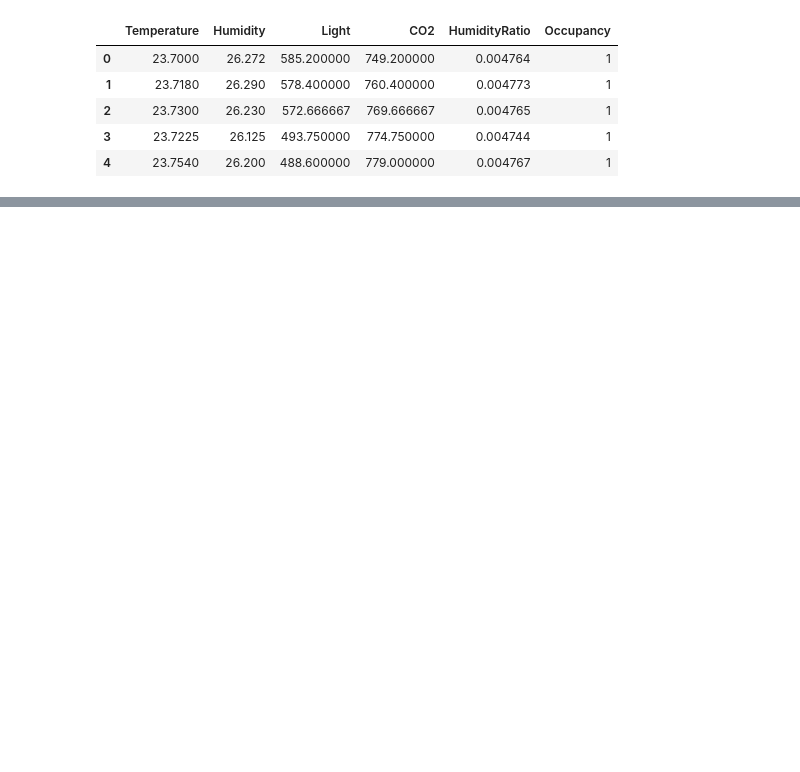
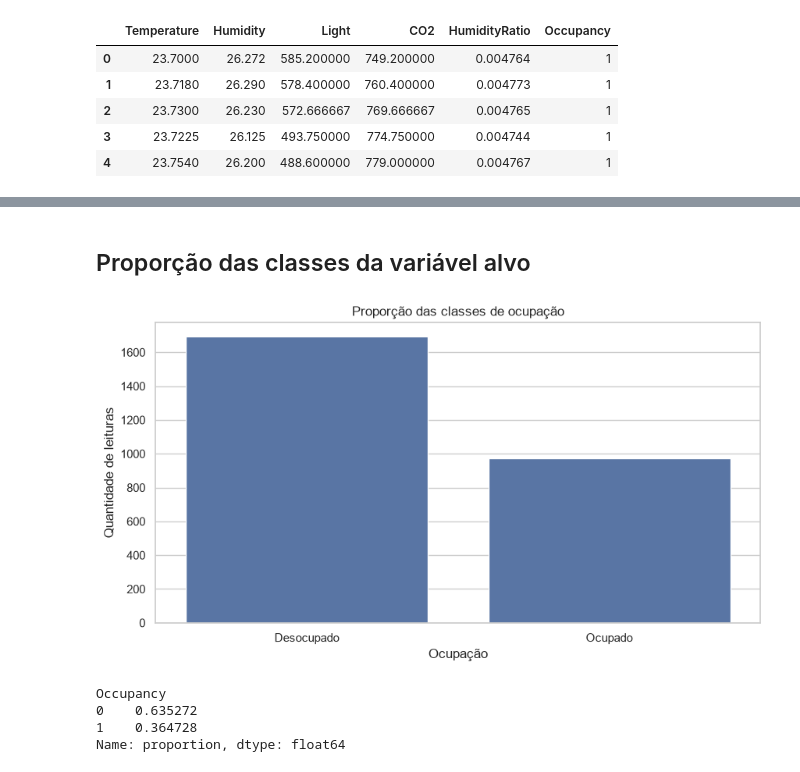
Before and after one commit to EricMarques/ProjetoAvaliativoT1, a Jupyter notebook: notebooks/analise_exploratoria.ipynb, the cells around one changed output, grey strips where cells are left out. Drawn from its saved outputs; the diff is of its cells as text; code cells hidden in the pictures; blank space fills up the shorter version.

```diff
--- a/notebooks/analise_exploratoria.ipynb
+++ b/notebooks/analise_exploratoria.ipynb
@@ -134,0 +158,17 @@ df.head()
+# %% [markdown]
+## Proporção das classes da variável alvo
+# %%
+sns.countplot(data=df, x="Occupancy")
+plt.title("Proporção das classes de ocupação")
+plt.xlabel("Ocupação")
+plt.ylabel("Quantidade de leituras")
+plt.xticks([0, 1], ["Desocupado", "Ocupado"])
+plt.show()
+
+print(df["Occupancy"].value_counts(normalize=True))
+# %% [output]
+[figure, added]
+Occupancy
+0    0.635272
+1    0.364728
+Name: proportion, dtype: float64
```
Also changed, not shown: parts of 7 cells of this notebook.
